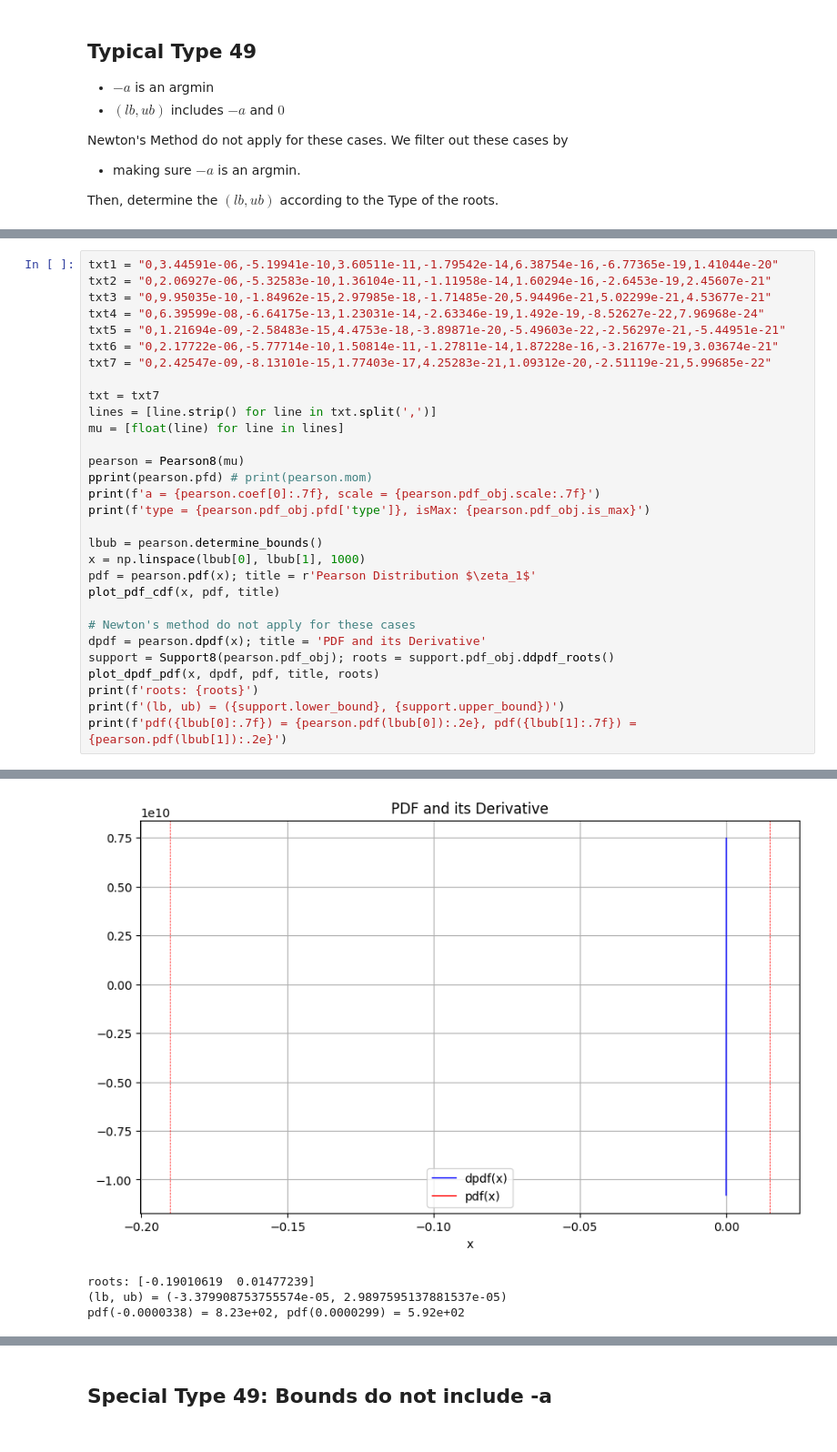
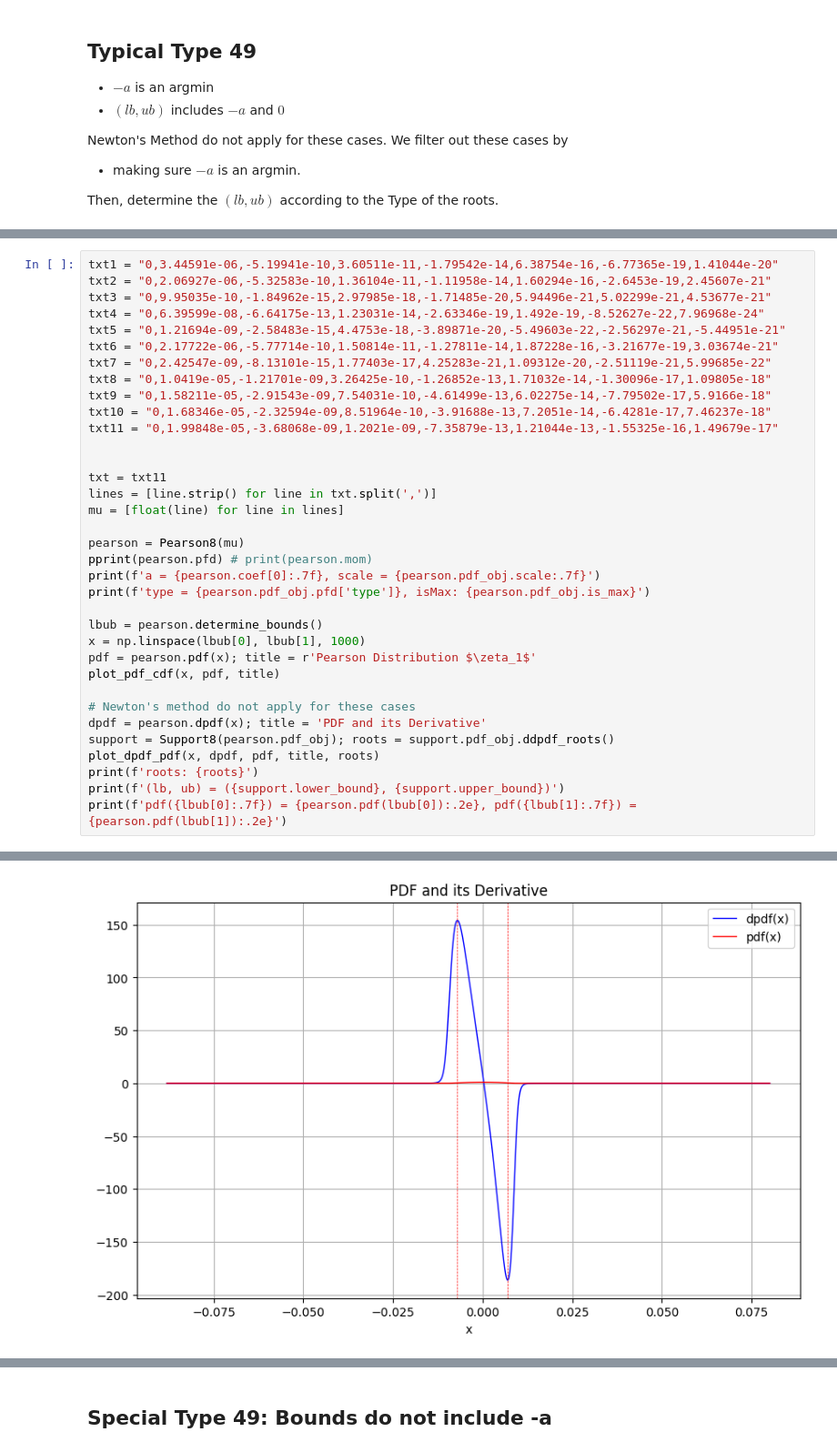
Before and after one commit to xmlongan/pearsondist, a Jupyter notebook: script/support8-type49.ipynb, the cells around one changed output, grey strips where cells are left out. Shown at 91% size. Saved outputs shown, nothing was run; the diff lists cells and outputs as text.

```diff
--- a/script/support8-type49.ipynb
+++ b/script/support8-type49.ipynb
@@ -48,8 +52,13 @@ txt4 = "0,6.39599e-08,-6.64175e-13,1.23031e-14,-2.63346e-19,1.492e-19,-8.52627e-
 txt5 = "0,1.21694e-09,-2.58483e-15,4.4753e-18,-3.89871e-20,-5.49603e-22,-2.56297e-21,-5.44951e-21"
 txt6 = "0,2.17722e-06,-5.77714e-10,1.50814e-11,-1.27811e-14,1.87228e-16,-3.21677e-19,3.03674e-21"
 txt7 = "0,2.42547e-09,-8.13101e-15,1.77403e-17,4.25283e-21,1.09312e-20,-2.51119e-21,5.99685e-22"
+txt8 = "0,1.0419e-05,-1.21701e-09,3.26425e-10,-1.26852e-13,1.71032e-14,-1.30096e-17,1.09805e-18"
+txt9 = "0,1.58211e-05,-2.91543e-09,7.54031e-10,-4.61499e-13,6.02275e-14,-7.79502e-17,5.9166e-18"
+txt10 = "0,1.68346e-05,-2.32594e-09,8.51964e-10,-3.91688e-13,7.2051e-14,-6.4281e-17,7.46237e-18"
+txt11 = "0,1.99848e-05,-3.68068e-09,1.2021e-09,-7.35879e-13,1.21044e-13,-1.55325e-16,1.49679e-17"
 
-txt = txt7
+
+txt = txt11
 lines = [line.strip() for line in txt.split(',')]
 mu = [float(line) for line in lines]
 
@@ -86,4 +109 @@ type = 49, isMax: False
-[figure, old version]
+[figure, new version]
-roots: [-0.19010619  0.01477239]
-(lb, ub) = (-3.379908753755574e-05, 2.9897595137881537e-05)
-pdf(-0.0000338) = 8.23e+02, pdf(0.0000299) = 5.92e+02
```
Also changed, not shown: parts of 13 cells of this notebook, 20 other files.
